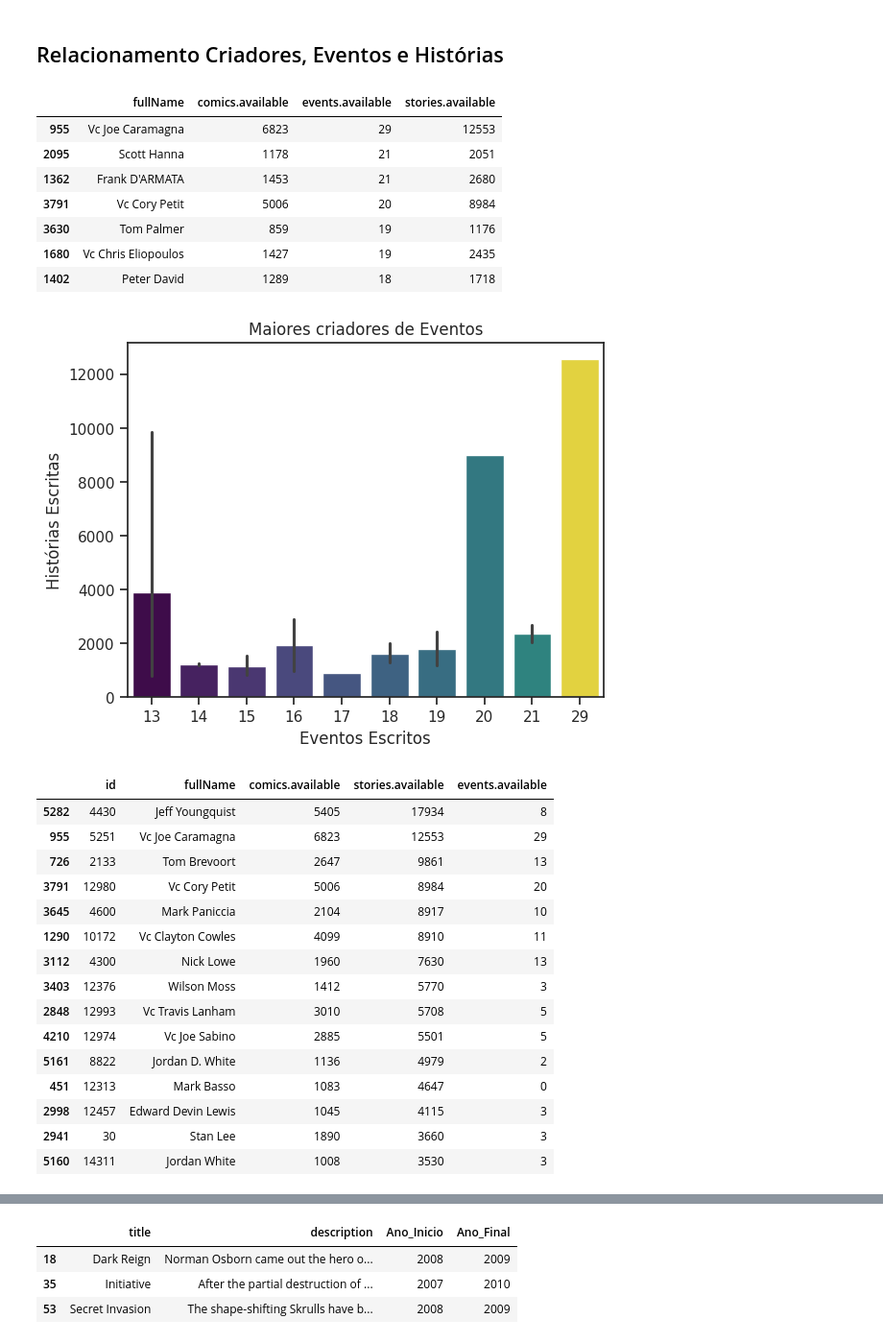
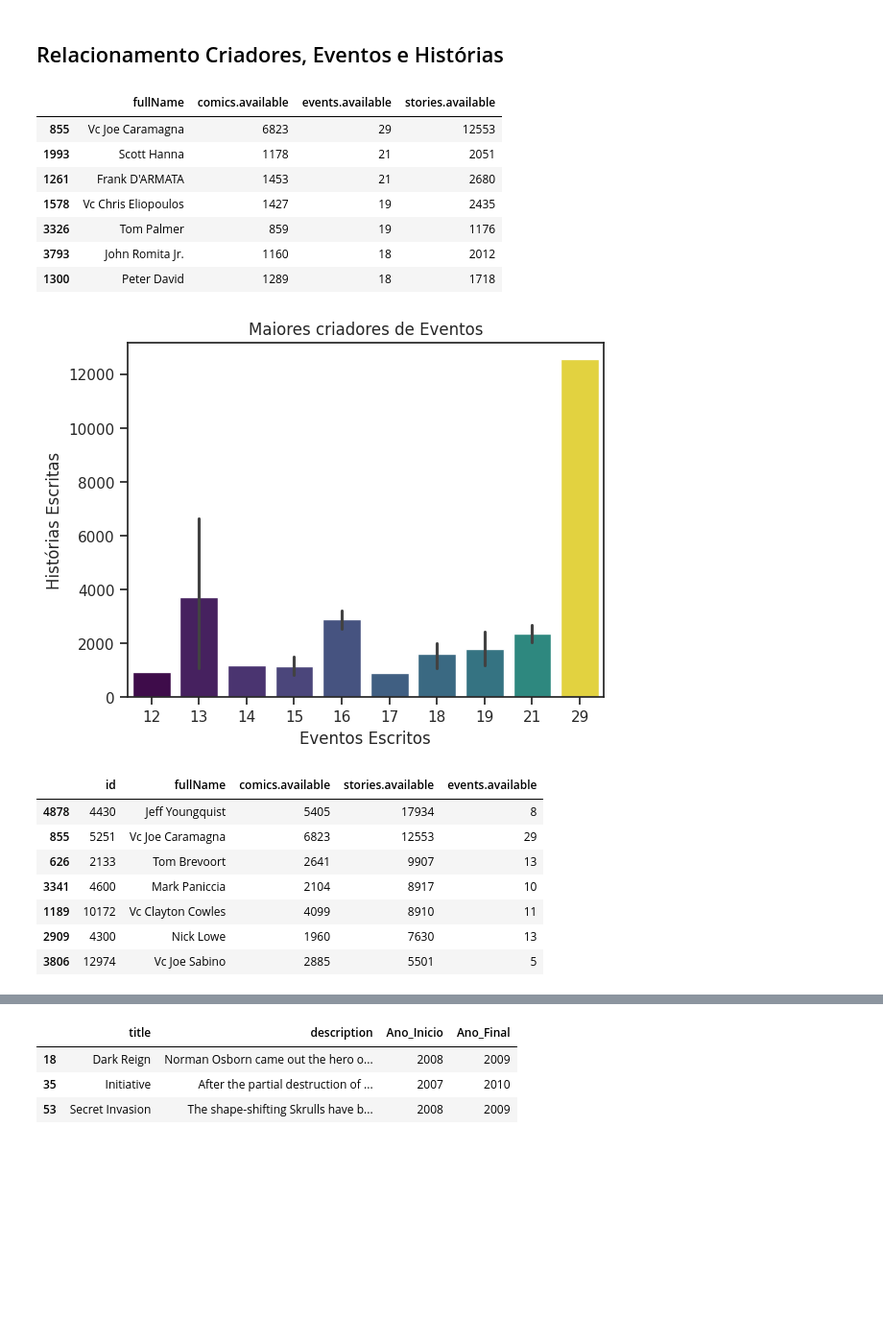
Before and after one commit to thamyrissacamoto/MarvelAPI, a Jupyter notebook: AnalisandoInsights.ipynb, the cells around one changed output, grey strips where cells are left out. Shown at 96% size. Saved outputs shown, nothing was run; the diff lists cells and outputs as text; code cells hidden in the pictures; blank space fills up the shorter version.

```diff
--- a/AnalisandoInsights.ipynb
+++ b/AnalisandoInsights.ipynb
@@ -12,14 +14,13 @@ import plotly.express as px
 import plotly.graph_objects as go
 import ast
 # %%
-comics = pd.read_csv("TodosComics.csv", index_col=0)
-characters = pd.read_csv("TodosPersonagens.csv", index_col=0)
-creators = pd.read_csv("TodosCreators.csv", index_col=0)
-events = pd.read_csv("TodosEvents.csv", index_col=0)
-series = pd.read_csv("TodosSeries.csv", index_col=0)
+comics = pd.read_csv("TodosComics.csv")
+characters = pd.read_csv("TodosPersonagens.csv")
+creators = pd.read_csv("TodosCreators.csv")
+events = pd.read_csv("TodosEvents.csv")
+series = pd.read_csv("TodosSeries.csv")
 creators_rel_events = pd.read_csv("creators_ids_events.csv")
-events_rel_comics = pd.read_csv("events_ids_comics.csv")
-creators_rel_series = pd.read_csv("creators_ids_series.csv")
+characters_rel = pd.read_csv("characters_ids_relationships.csv")
 # %% [markdown]
 # FUNCTIONS
 # %%
@@ -430,13 +405,13 @@ most_events = creators[cols].sort_values("events.available", ascending=False).he
 most_events.head(7)
 # %% [output]
 |  | fullName | comics.available | events.available | stories.available |
-| 955 | Vc Joe Caramagna | 6823 | 29 | 12553 |
-| 2095 | Scott Hanna | 1178 | 21 | 2051 |
-| 1362 | Frank D'ARMATA | 1453 | 21 | 2680 |
-| 3791 | Vc Cory Petit | 5006 | 20 | 8984 |
-| 3630 | Tom Palmer | 859 | 19 | 1176 |
-| 1680 | Vc Chris Eliopoulos | 1427 | 19 | 2435 |
-| 1402 | Peter David | 1289 | 18 | 1718 |
+| 855 | Vc Joe Caramagna | 6823 | 29 | 12553 |
+| 1993 | Scott Hanna | 1178 | 21 | 2051 |
+| 1261 | Frank D'ARMATA | 1453 | 21 | 2680 |
+| 1578 | Vc Chris Eliopoulos | 1427 | 19 | 2435 |
+| 3326 | Tom Palmer | 859 | 19 | 1176 |
+| 3793 | John Romita Jr. | 1160 | 18 | 2012 |
+| 1300 | Peter David | 1289 | 18 | 1718 |
 # %%
 ax = sns.barplot(data=most_events, x="events.available", y="stories.available", hue="events.available", palette="viridis")
 ax.legend_.remove()
@@ -445,28 +420,20 @@ plt.ylabel("Histórias Escritas")
 plt.title("Maiores criadores de Eventos")
 plt.show()
 # %% [output]
-[figure, old version]
+[figure, new version]
 # %%
 cols = ["id", "fullName", "comics.available", "stories.available", "events.available"]
 most_stories = creators[cols].sort_values("stories.available", ascending=False).head(25)
-most_stories.head(15)
+most_stories.head(7)
 # %% [output]
 |  | id | fullName | comics.available | stories.available | events.available |
-| 5282 | 4430 | Jeff Youngquist | 5405 | 17934 | 8 |
-| 955 | 5251 | Vc Joe Caramagna | 6823 | 12553 | 29 |
-| 726 | 2133 | Tom Brevoort | 2647 | 9861 | 13 |
-| 3791 | 12980 | Vc Cory Petit | 5006 | 8984 | 20 |
-| 3645 | 4600 | Mark Paniccia | 2104 | 8917 | 10 |
-| 1290 | 10172 | Vc Clayton Cowles | 4099 | 8910 | 11 |
-| 3112 | 4300 | Nick Lowe | 1960 | 7630 | 13 |
-| 3403 | 12376 | Wilson Moss | 1412 | 5770 | 3 |
-| 2848 | 12993 | Vc Travis Lanham | 3010 | 5708 | 5 |
-| 4210 | 12974 | Vc Joe Sabino | 2885 | 5501 | 5 |
-| 5161 | 8822 | Jordan D. White | 1136 | 4979 | 2 |
-| 451 | 12313 | Mark Basso | 1083 | 4647 | 0 |
-| 2998 | 12457 | Edward Devin Lewis | 1045 | 4115 | 3 |
-| 2941 | 30 | Stan Lee | 1890 | 3660 | 3 |
-| 5160 | 14311 | Jordan White | 1008 | 3530 | 3 |
+| 4878 | 4430 | Jeff Youngquist | 5405 | 17934 | 8 |
+| 855 | 5251 | Vc Joe Caramagna | 6823 | 12553 | 29 |
+| 626 | 2133 | Tom Brevoort | 2641 | 9907 | 13 |
+| 3341 | 4600 | Mark Paniccia | 2104 | 8917 | 10 |
+| 1189 | 10172 | Vc Clayton Cowles | 4099 | 8910 | 11 |
+| 2909 | 4300 | Nick Lowe | 1960 | 7630 | 13 |
+| 3806 | 12974 | Vc Joe Sabino | 2885 | 5501 | 5 |
 # %%
 sns.barplot(data=most_stories, x="events.available", y="stories.available", palette="magma", hue="events.available", legend=False)
 plt.xlabel("Eventos Escritos")
```
Also changed, not shown: parts of 23 cells of this notebook.
